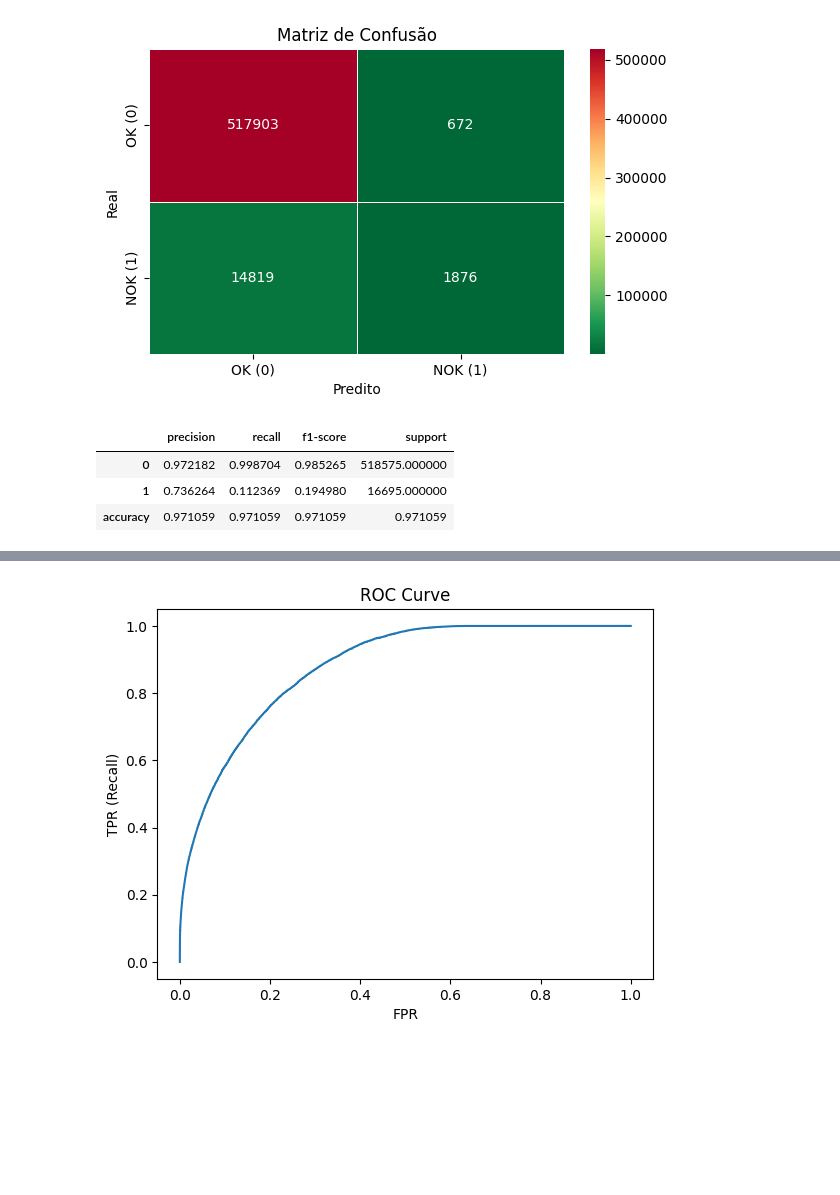
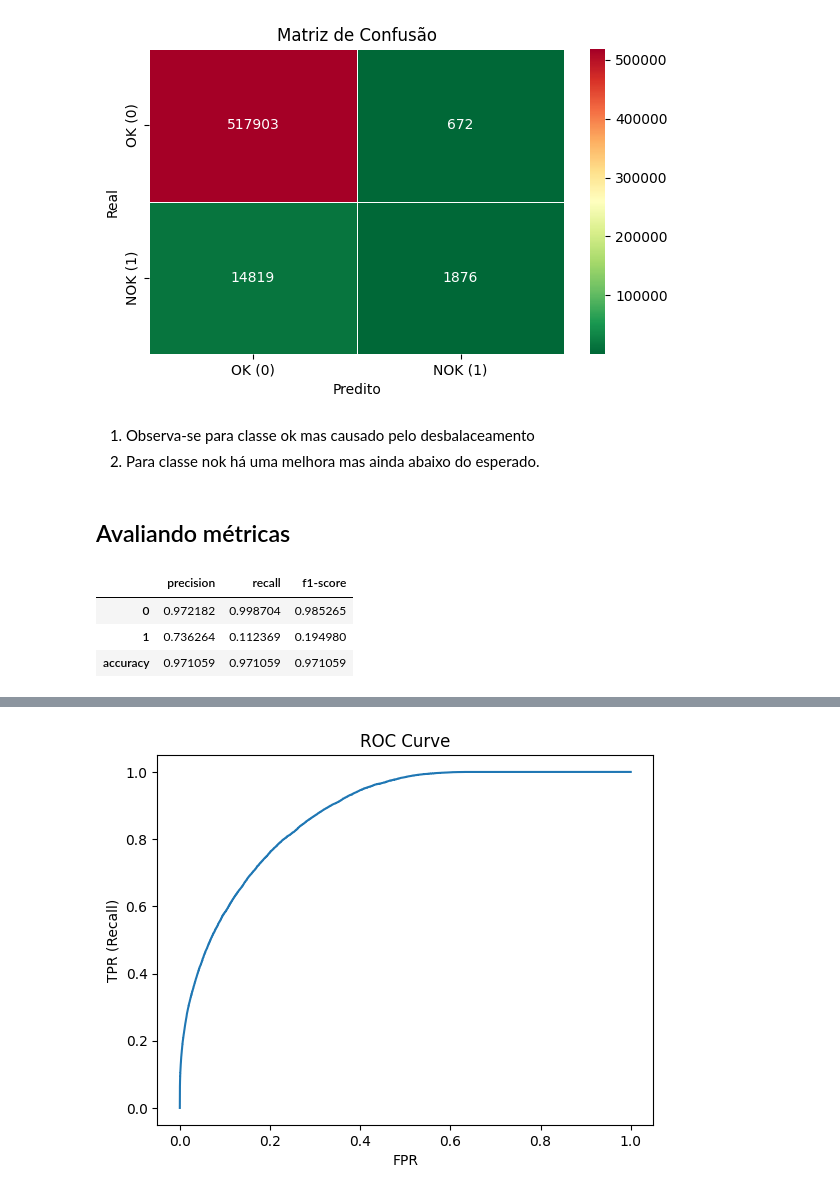
Before and after one commit to leogarrido96/research_cnc_machine_learning_tcc, a Jupyter notebook: models/xgboost.ipynb, the cells around one changed output, grey strips where cells are left out. Drawn from its saved outputs; the diff is of its cells as text; code cells hidden in the pictures; blank space fills up the shorter version.

```diff
--- a/models/xgboost.ipynb
+++ b/models/xgboost.ipynb
@@ -98,12 +104,18 @@ plt.tight_layout()
 plt.show()
 # %% [output]
 [figure]
+# %% [markdown]
+1. Observa-se para classe ok mas causado pelo desbalaceamento
+2. Para classe nok há uma melhora mas ainda abaixo do esperado.
+# %% [markdown]
+## Avaliando métricas
 # %%
 report = classification_report(y_test, y_pred, output_dict=True, zero_division=0)
 report_df = pd.DataFrame(report).transpose()
+report_df = report_df.drop(columns=['support'])
 report_df.head(3)
 # %% [output]
-|  | precision | recall | f1-score | support |
-| 0 | 0.972182 | 0.998704 | 0.985265 | 518575.000000 |
-| 1 | 0.736264 | 0.112369 | 0.194980 | 16695.000000 |
-| accuracy | 0.971059 | 0.971059 | 0.971059 | 0.971059 |
+|  | precision | recall | f1-score |
+| 0 | 0.972182 | 0.998704 | 0.985265 |
+| 1 | 0.736264 | 0.112369 | 0.194980 |
+| accuracy | 0.971059 | 0.971059 | 0.971059 |
```
Also changed, not shown: parts of 17 cells of this notebook, 1 other file.
